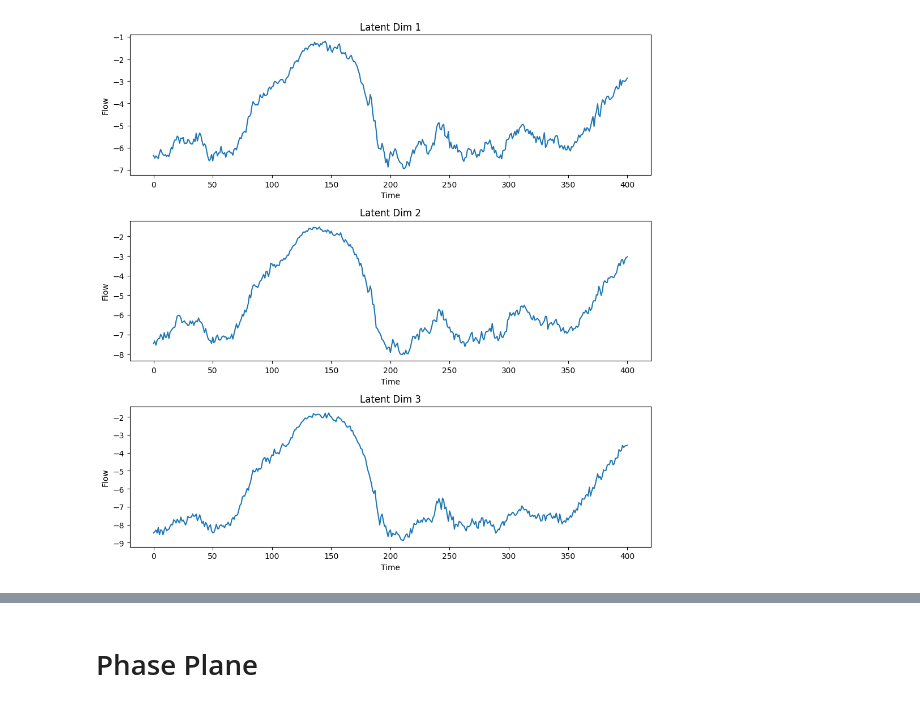
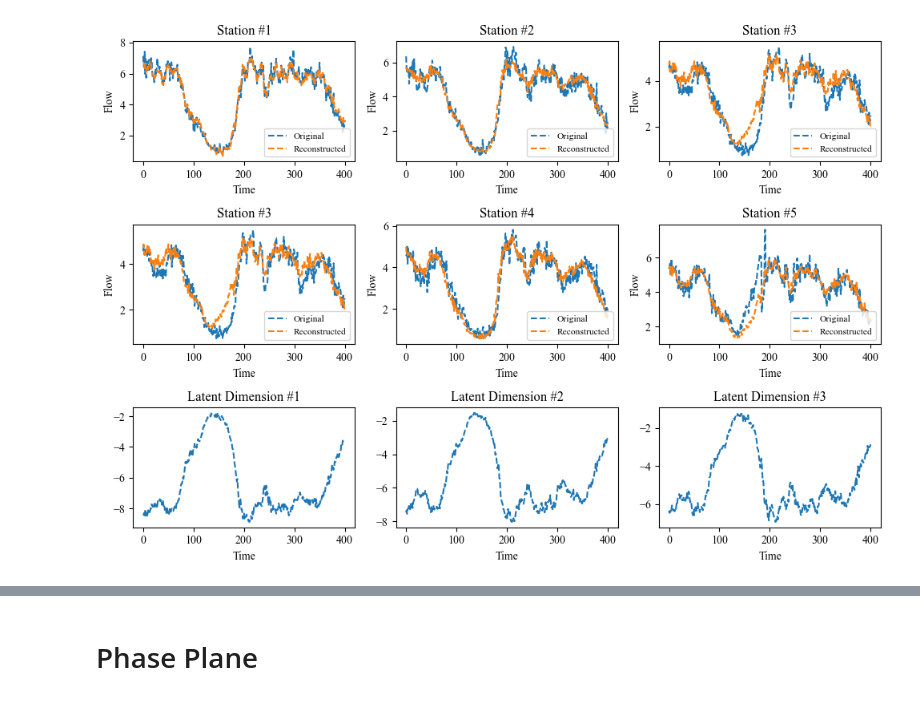
Before and after one commit to wzh96/Traffic_Network_Flow_Dynamics, a Jupyter notebook: Result_visualization.ipynb, the cells around one changed output, grey strips where cells are left out. Cells and saved outputs as stored; diff of their text form; code cells hidden in the pictures.

```diff
--- a/Result_visualization.ipynb
+++ b/Result_visualization.ipynb
@@ -59,22 +38,31 @@ plt.show()
-# %%
-fig, axs = plt.subplots(nrows=params['latent_dim'] - params['partial_measurement'], ncols=1, figsize=(10, 10))
-
-# Plot each column in a separate subplot
-for i in range(params['partial_measurement'],z.shape[1]):
-    #axs[i].plot(X_ori[:, i])
-    axs[i-params['partial_measurement']].plot(z[:,i])
-
-# Add titles and axis labels to the subplots
-for i, ax in enumerate(axs):
-    ax.set_title(f'Latent Dim {i+1}')
-    ax.set_xlabel('Time')
-    ax.set_ylabel('Flow')
-
-# Show the figure
-plt.tight_layout()
-plt.show()
-# %% [output]
-[figure, removed]
+# %%
+# Create a figure with 5 subplots (one for each column)
+fig, axs = plt.subplots(nrows=3, ncols=3, figsize=(10, 7))
+
+# Plot each column in a separate subplot
+for row in range(2):
+    for col in range(3):
+        axs[row, col].plot(X_ori[:, row*2 + col], "--", label = 'Original')
+        axs[row, col].plot(z[:, row*2 + col], "--", label = 'Reconstructed')
+        axs[row, col].set_title(f'Station #{(row*2 + col)+1}')
+        axs[row, col].set_xlabel('Time')
+        axs[row, col].set_ylabel('Flow')
+        axs[row, col].legend(loc='lower right', fontsize='small')
+
+for col in range(3):
+    axs[2,col].plot(z[:,-(col+1)], "--")
+    axs[2, col].set_title(f'Latent Dimension #{col+1}')
+    axs[2, col].set_xlabel('Time')
+    #axs[2, col].set_ylabel('Flow')
+    #axs[2, col].legend(loc='lower right', fontsize='small')
+
+# Show the figure
+plt.tight_layout()
+plt.rcParams['font.family'] = 'Times New Roman'
+plt.show()
+fig.savefig("Figures/Ori_Recon_Plot.png")
+# %% [output]
+[figure, added]
 # %%
 dz_predict = results['dz_predict'].cpu().detach().numpy()
 dz = results['dz'].cpu().detach().numpy()
```
Also changed, not shown: parts of 12 cells of this notebook, 6 other files.
